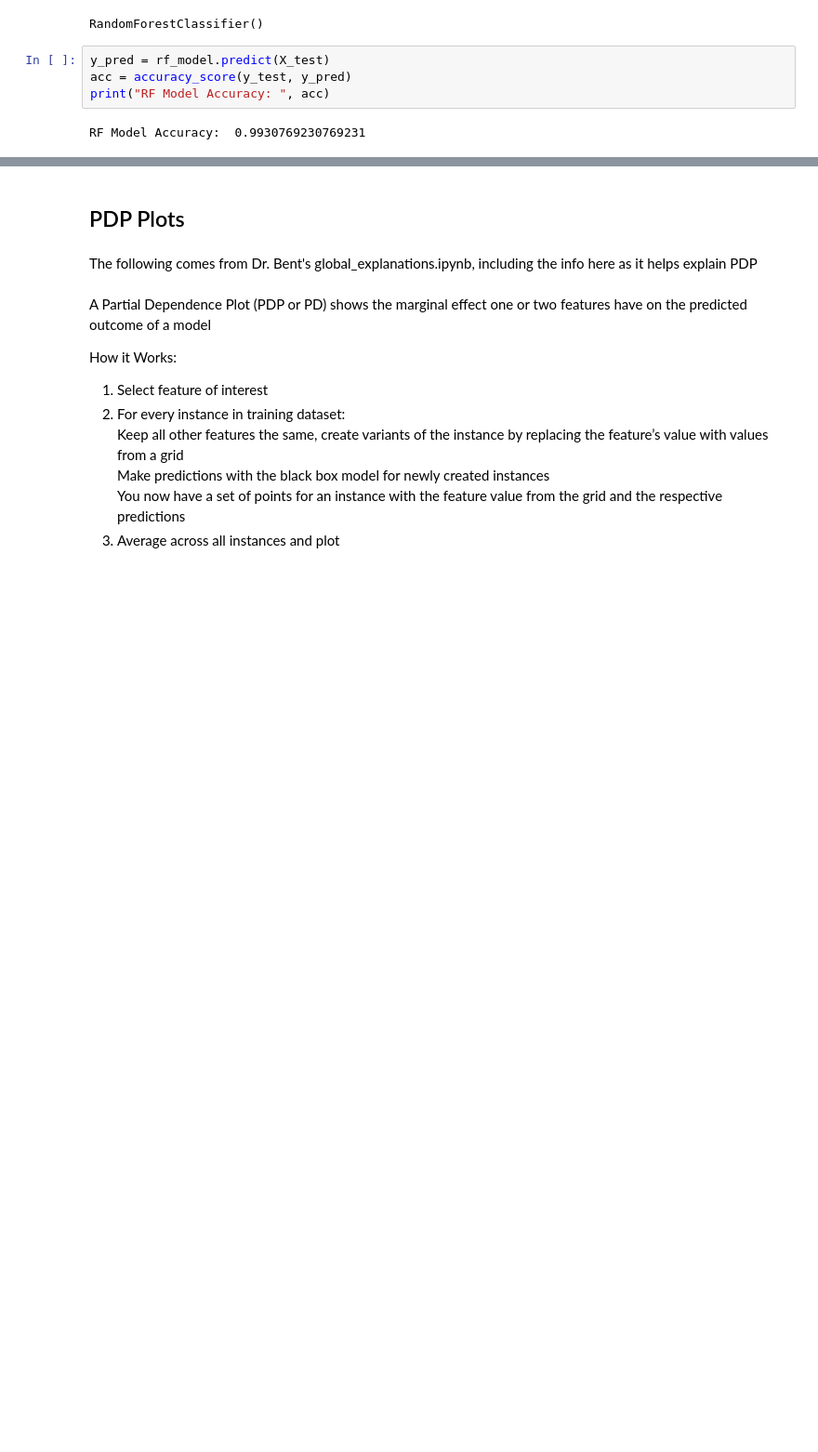
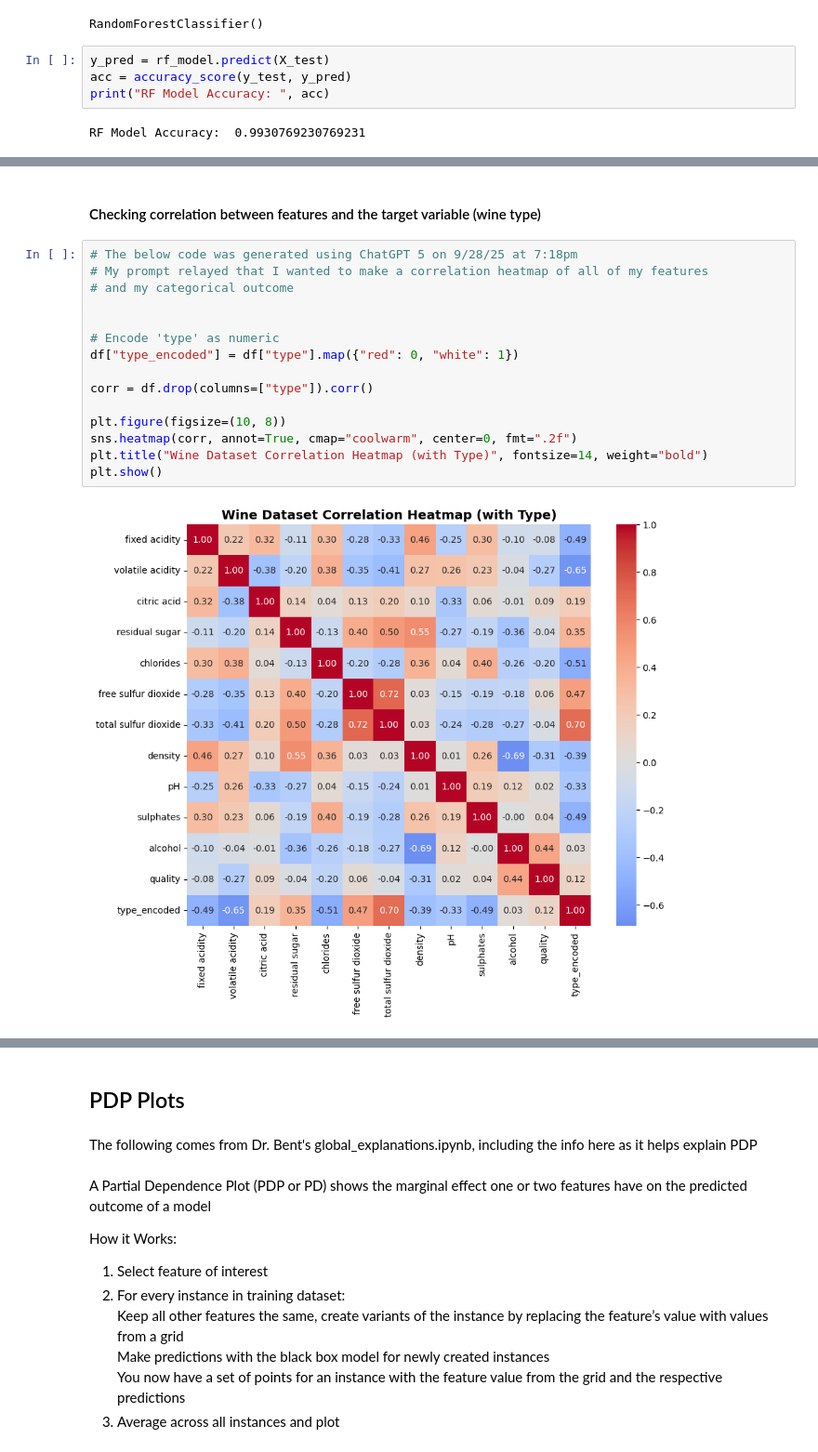
Before and after one commit to khaeuss808/AIPI590_Part2_ExplainableAITechniques, a Jupyter notebook: Explainable_TechniquesII.ipynb, the cells around one changed output, grey strips where cells are left out. Shown at 93% size. Saved outputs shown, nothing was run; the diff lists cells and outputs as text; blank space fills up the shorter version.

```diff
--- a/Explainable_TechniquesII.ipynb
+++ b/Explainable_TechniquesII.ipynb
@@ -94,0 +124,19 @@ RF Model Accuracy:  0.9930769230769231
+# %% [markdown]
+#### Checking correlation between features and the target variable (wine type)
+# %%
+# The below code was generated using ChatGPT 5 on 9/28/25 at 7:18pm
+# My prompt relayed that I wanted to make a correlation heatmap of all of my features
+# and my categorical outcome
+
+
+# Encode 'type' as numeric
+df["type_encoded"] = df["type"].map({"red": 0, "white": 1})
+
+corr = df.drop(columns=["type"]).corr()
+
+plt.figure(figsize=(10, 8))
+sns.heatmap(corr, annot=True, cmap="coolwarm", center=0, fmt=".2f")
+plt.title("Wine Dataset Correlation Heatmap (with Type)", fontsize=14, weight="bold")
+plt.show()
+# %% [output]
+[figure, added]
```
Also changed, not shown: parts of 10 cells of this notebook.
